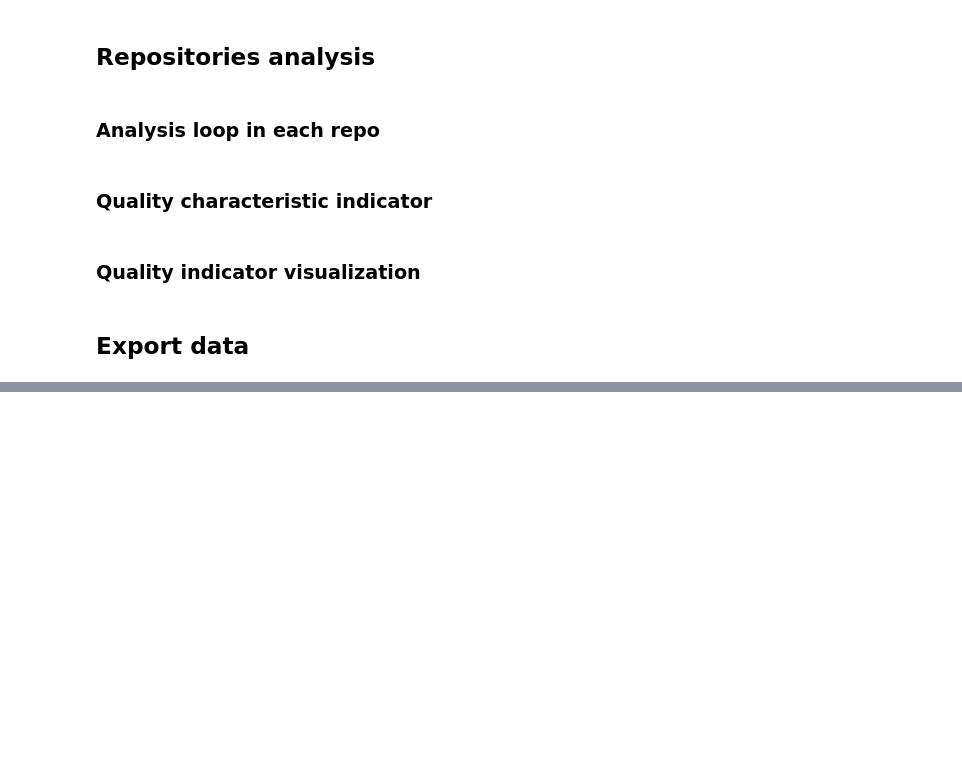
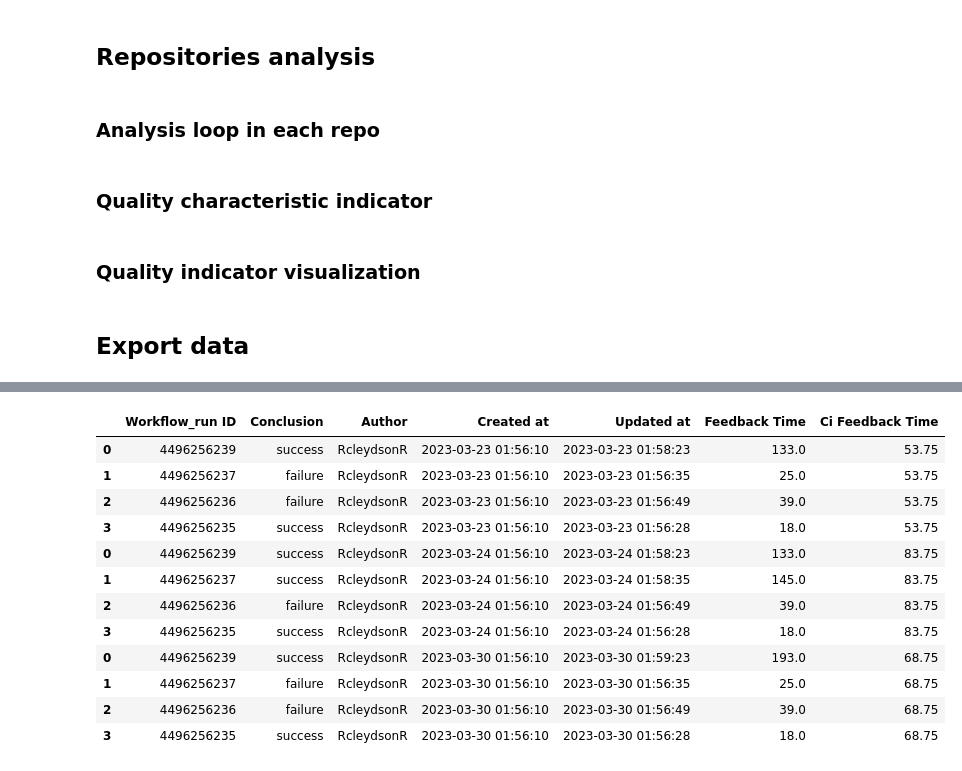
Before and after one commit to fga-eps-mds/Analytics, a Jupyter notebook: analytics.ipynb, the cells around one changed output, grey strips where cells are left out. Drawn from its saved outputs; the diff is of its cells as text; code cells hidden in the pictures; blank space fills up the shorter version.

```diff
--- a/analytics.ipynb
+++ b/analytics.ipynb
@@ -551,0 +567,69 @@ metrics_df.to_csv('./data/fga-eps-mds-2022-2-MeasureSoftGram--{}.csv'.format(cur
+# %%
+tabela_total = pd.DataFrame()
+
+# Processar os dados do JSON e obter as informações relevantes
+success_count = 0
+failure_count = 0
+
+for json_path in data:
+    dados = unmarshall(json_path)
+    # Create a list to store the data for the table
+    table_data = []
+    # Processar os dados do JSON e obter as informações relevantes
+    for run in dados["workflow_runs"]:
+        updated_at = datetime.datetime.strptime(run["updated_at"], "%Y-%m-%dT%H:%M:%SZ")
+        created_at = datetime.datetime.strptime(run["created_at"], "%Y-%m-%dT%H:%M:%SZ")
+        feedback_time = (updated_at - created_at).total_seconds()
+
+        # informações relevantes
+        workflow_id = run["id"]
+        conclusion = run["conclusion"]
+        author = run["actor"]["login"]
+
+        # Adiciona os dados na tabela
+        table_data.append({
+            "Workflow_run ID": workflow_id,
+            "Conclusion": conclusion,
+            "Author": author,
+            "Created at": created_at,
+            "Updated at": updated_at,
+            "Feedback Time": feedback_time
+        })
+
+
+    # Cria um dataframe com o pandas
+    df = pd.DataFrame(table_data)
+
+
+    # table_data_global.append(df)
+
+    # Processar os dados do JSON e obter as informações relevantes
+    feedback_times = []
+    authors_feedback_times = {}
+    ci_feedback_times = []
+
+    for run in df.index:
+        updated_at = df["Updated at"][run]
+        created_at = df["Created at"][run]
+        feedback_time = (updated_at - created_at).total_seconds()
+        feedback_times.append(feedback_time)
+
+    # Calcular o CI FeedBack Time
+    ci_feedback_time = sum(feedback_times) / len(feedback_times)
+    df["Ci Feedback Time"] = ci_feedback_time
+
+    # Tabela com todas as linhas
+    tabela_total = pd.concat([tabela_total, df])
+    # print('Tabela por dia')
+    # display(df)
+
+    for run in dados["workflow_runs"]:
+        conclusion = run["conclusion"]
+        if conclusion == "success":
+            success_count += 1
+        elif conclusion == "failure":
+            failure_count += 1
+
+print('Tabela com todas as linhas')
+display(tabela_total)
+# %% [output]
@@ -551,0 +637,13 @@ metrics_df.to_csv('./data/fga-eps-mds-2022-2-MeasureSoftGram--{}.csv'.format(cur
+|  | Workflow_run ID | Conclusion | Author | Created at | Updated at | Feedback Time | Ci Feedback Time |
+| 0 | 4496256239 | success | RcleydsonR | 2023-03-23 01:56:10 | 2023-03-23 01:58:23 | 133.0 | 53.75 |
+| 1 | 4496256237 | failure | RcleydsonR | 2023-03-23 01:56:10 | 2023-03-23 01:56:35 | 25.0 | 53.75 |
+| 2 | 4496256236 | failure | RcleydsonR | 2023-03-23 01:56:10 | 2023-03-23 01:56:49 | 39.0 | 53.75 |
+| 3 | 4496256235 | success | RcleydsonR | 2023-03-23 01:56:10 | 2023-03-23 01:56:28 | 18.0 | 53.75 |
+| 0 | 4496256239 | success | RcleydsonR | 2023-03-24 01:56:10 | 2023-03-24 01:58:23 | 133.0 | 83.75 |
+| 1 | 4496256237 | success | RcleydsonR | 2023-03-24 01:56:10 | 2023-03-24 01:58:35 | 145.0 | 83.75 |
+| 2 | 4496256236 | failure | RcleydsonR | 2023-03-24 01:56:10 | 2023-03-24 01:56:49 | 39.0 | 83.75 |
+| 3 | 4496256235 | success | RcleydsonR | 2023-03-24 01:56:10 | 2023-03-24 01:56:28 | 18.0 | 83.75 |
+| 0 | 4496256239 | success | RcleydsonR | 2023-03-30 01:56:10 | 2023-03-30 01:59:23 | 193.0 | 68.75 |
+| 1 | 4496256237 | failure | RcleydsonR | 2023-03-30 01:56:10 | 2023-03-30 01:56:35 | 25.0 | 68.75 |
+| 2 | 4496256236 | failure | RcleydsonR | 2023-03-30 01:56:10 | 2023-03-30 01:56:49 | 39.0 | 68.75 |
+| 3 | 4496256235 | success | RcleydsonR | 2023-03-30 01:56:10 | 2023-03-30 01:56:28 | 18.0 | 68.75 |
```
Also changed, not shown: parts of 7 cells of this notebook, 5 other files.
